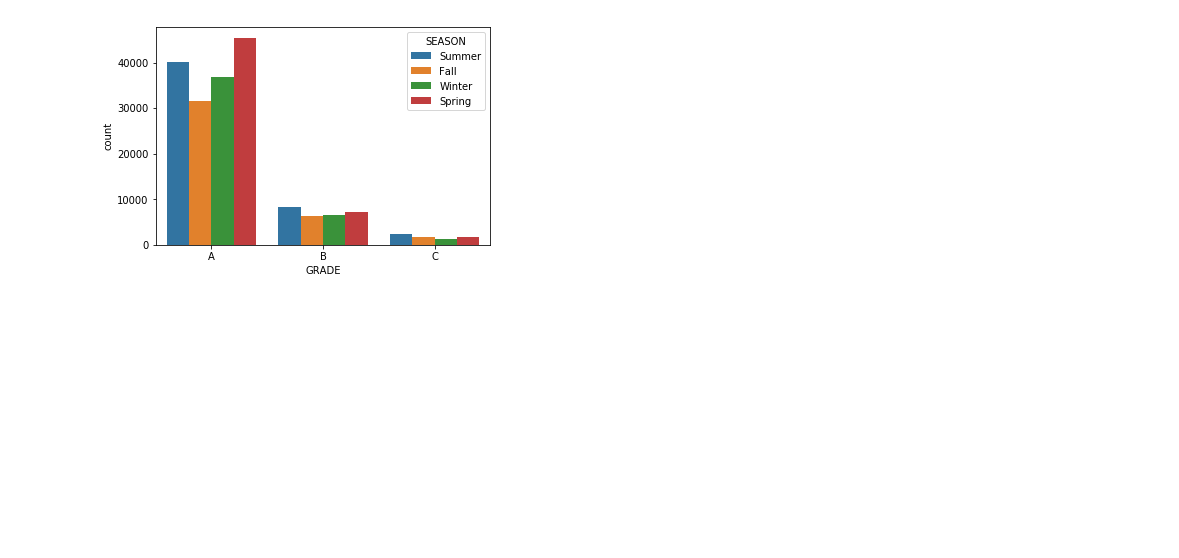
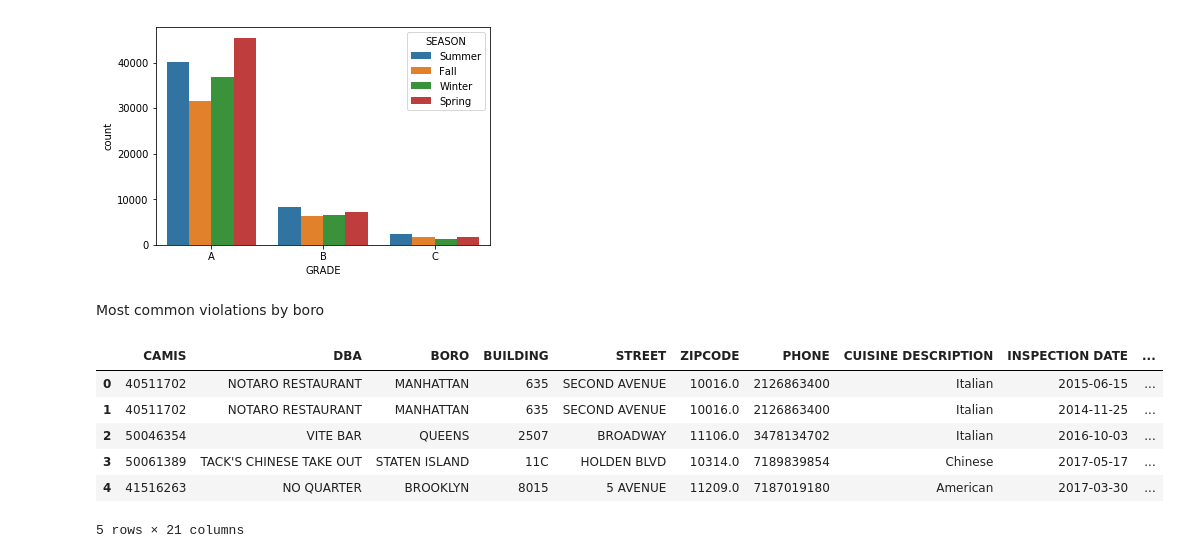
Before and after one commit to stefanopoggio/restaurant-inspection, a Jupyter notebook: Inspection_code.ipynb, the cells around one changed output. Saved outputs shown, nothing was run; the diff lists cells and outputs as text; code cells hidden in the pictures; blank space fills up the shorter version.

```diff
--- a/Inspection_code.ipynb
+++ b/Inspection_code.ipynb
@@ -71,3 +71,25 @@ grades_by_seas = df[df['GRADE'].isin(['A','B', 'C'])]
 ax = sns.countplot(x='GRADE', hue='SEASON', data=grades_by_seas, order=grades_by_seas['GRADE'].value_counts().index)
 # %% [output]
 [figure]
+# %% [markdown]
+Most common violations by boro
+# %%
+# Open the violation grouping file
+file_in = 'Violations_explanation.csv'
+viol_dict = {}
+with open(file_in, 'r') as f_in:
+    f_in.readline() # Skip the header
+    for line in f_in.readlines():
+        line = line.strip('\n')
+        line = line.split(';')
+        viol_dict[line[0]] = line[-1]
+df['VIOLATION TYPE'] = df['VIOLATION CODE'].map(viol_dict)
+df.head()
+# %% [output]
+|  | CAMIS | DBA | BORO | BUILDING | STREET | ZIPCODE | PHONE | CUISINE DESCRIPTION | INSPECTION DATE | ... |
+| 0 | 40511702 | NOTARO RESTAURANT | MANHATTAN | 635 | SECOND AVENUE | 10016.0 | 2126863400 | Italian | 2015-06-15 | ... |
+| 1 | 40511702 | NOTARO RESTAURANT | MANHATTAN | 635 | SECOND AVENUE | 10016.0 | 2126863400 | Italian | 2014-11-25 | ... |
+| 2 | 50046354 | VITE BAR | QUEENS | 2507 | BROADWAY | 11106.0 | 3478134702 | Italian | 2016-10-03 | ... |
+| 3 | 50061389 | TACK'S CHINESE TAKE OUT | STATEN ISLAND | 11C | HOLDEN BLVD | 10314.0 | 7189839854 | Chinese | 2017-05-17 | ... |
+| 4 | 41516263 | NO QUARTER | BROOKLYN | 8015 | 5 AVENUE | 11209.0 | 7187019180 | American | 2017-03-30 | ... |
+5 rows × 21 columns
```
Also changed, not shown: parts of 1 cell of this notebook.
